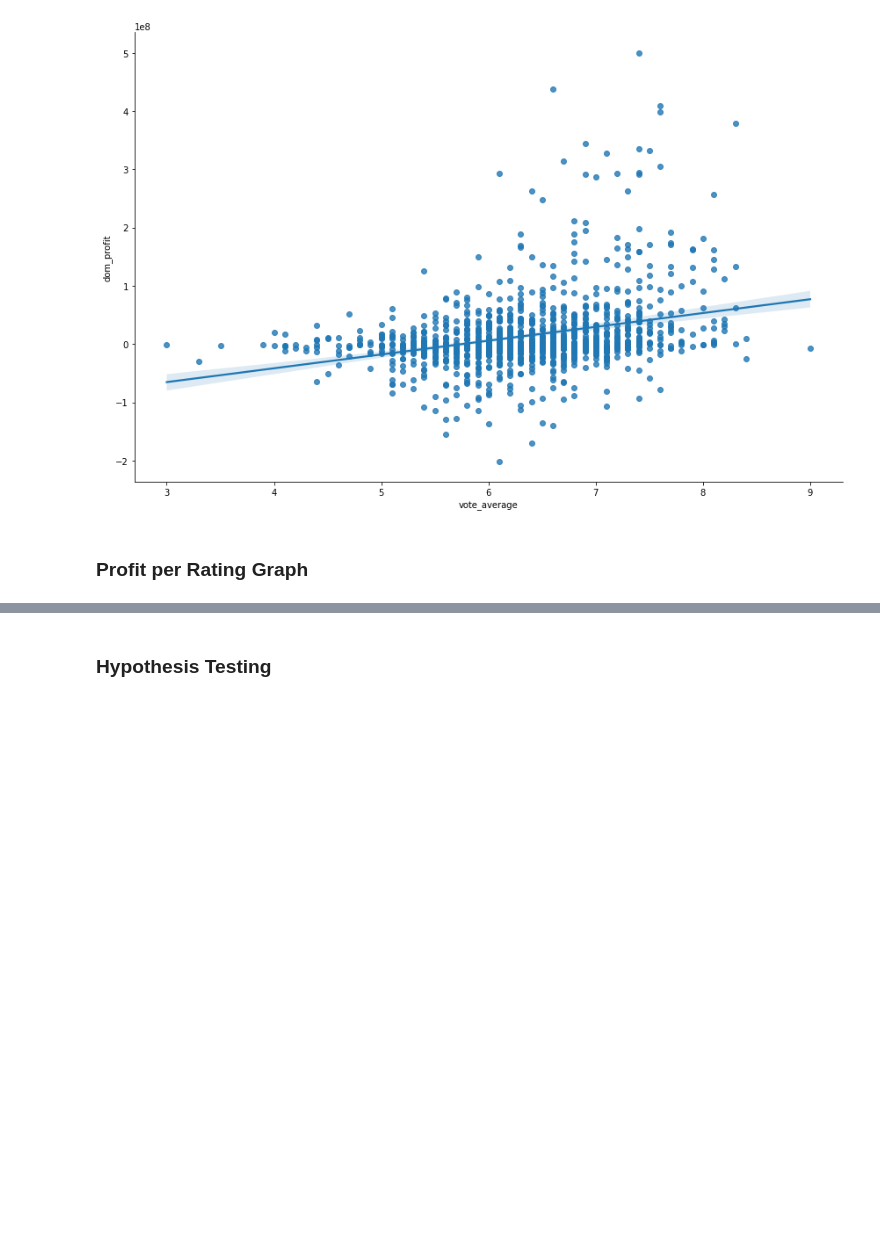
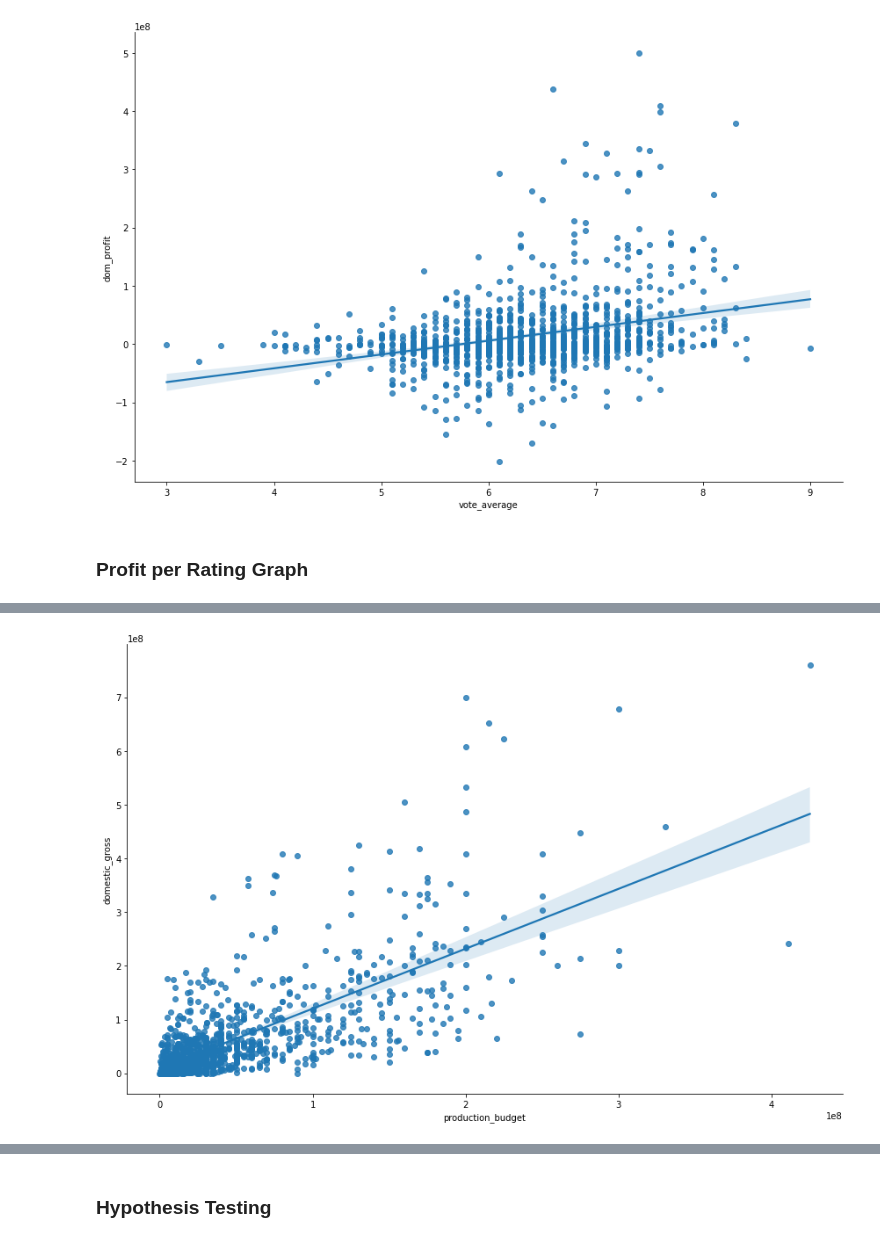
Before and after one commit to mfFrida/Capstone-Project-Semester-1, a Jupyter notebook: student.ipynb, the cells around one changed output, grey strips where cells are left out. Saved outputs shown, nothing was run; the diff lists cells and outputs as text; code cells hidden in the pictures; blank space fills up the shorter version.

```diff
--- a/student.ipynb
+++ b/student.ipynb
@@ -412,0 +520,5 @@ sns.lmplot(x = 'vote_average', y = 'profit', data = new_movie_db, height = 8, as
+# %%
+#create line of best fit
+sns.lmplot(x = 'production_budget', y = 'domestic_gross', data = new_movie_db, height = 8, aspect = 1.5);
+# %% [output]
+[figure, added]
```
Also changed, not shown: parts of 51 cells of this notebook.
